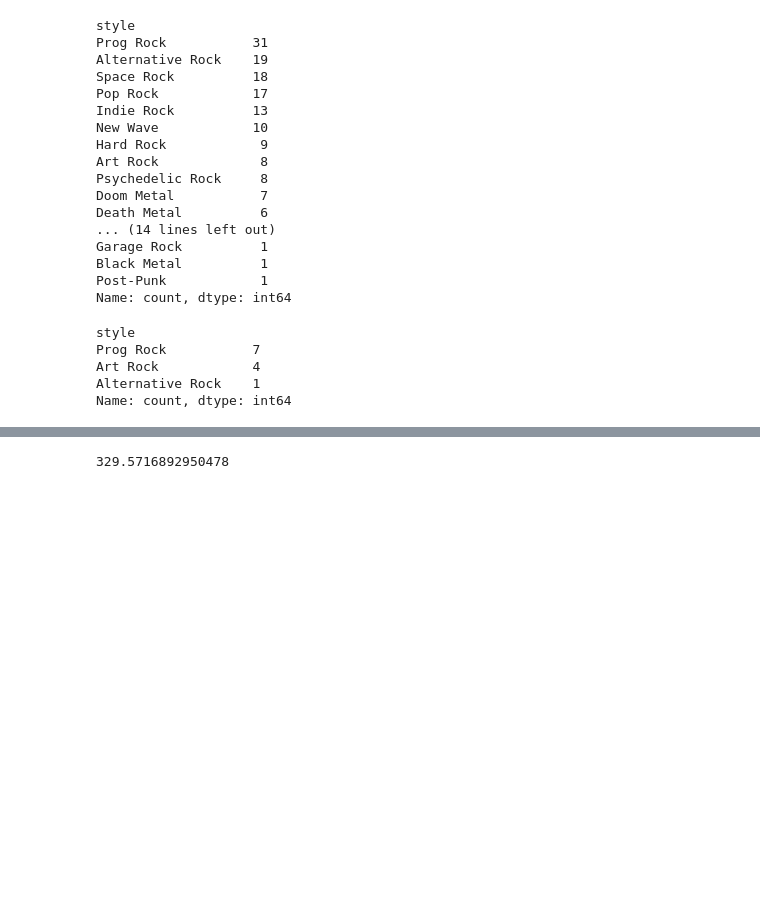
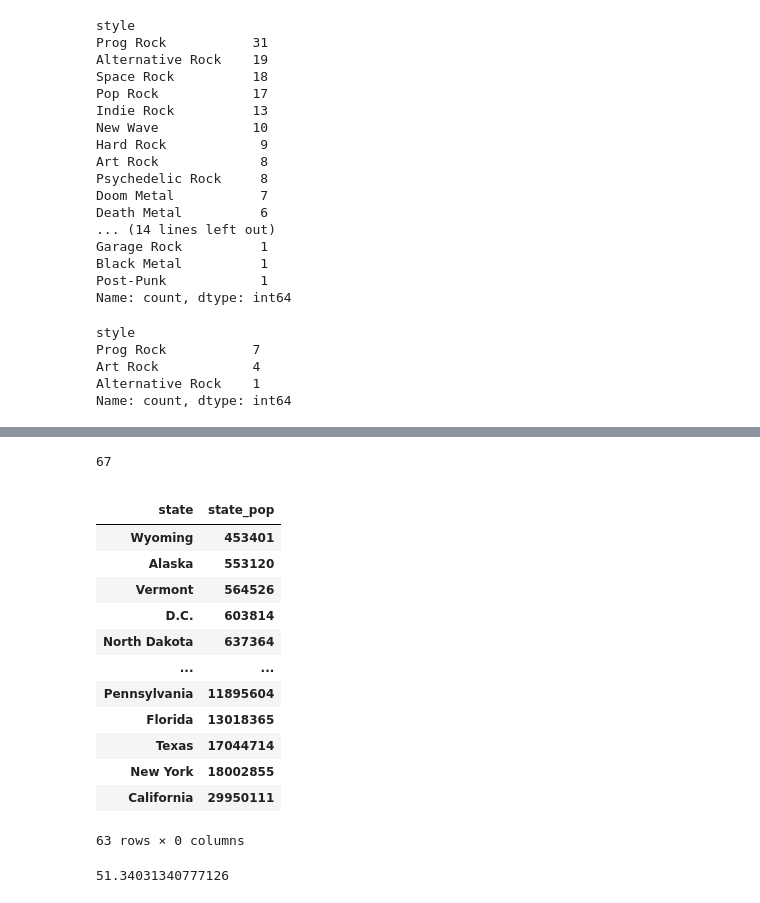
Before and after one commit to arnauog/what_the_rock, a Jupyter notebook: 4 geopy_origins.ipynb, the cells around one changed output, grey strips where cells are left out. Drawn from its saved outputs; the diff is of its cells as text; code cells hidden in the pictures; blank space fills up the shorter version.

```diff
--- a/4 geopy_origins.ipynb
+++ b/4 geopy_origins.ipynb
@@ -3318,4 +3371,25 @@ df_final[df_final['city']=='Washington'].shape
+# %%
+df_final[df_final['city']=='Providence']['title'].count()
+# %% [output]
+67
+# %%
+df_final[['state', 'state_pop']].groupby(['state', 'state_pop']).agg('count').sort_values('state_pop')
+# %% [output]
+|  |  |
+| state | state_pop |
+| Wyoming | 453401 |
+| Alaska | 553120 |
+| Vermont | 564526 |
+| D.C. | 603814 |
+| North Dakota | 637364 |
+| ... | ... |
+| Pennsylvania | 11895604 |
+| Florida | 13018365 |
+| Texas | 17044714 |
+| New York | 18002855 |
+| California | 29950111 |
+63 rows × 0 columns
 # %%
-199/603814*1000000
+(31/603814)*1000000
 # %% [output]
-329.5716892950478
+51.34031340777126
```
Also changed, not shown: parts of 14 cells of this notebook, 1 other file.
